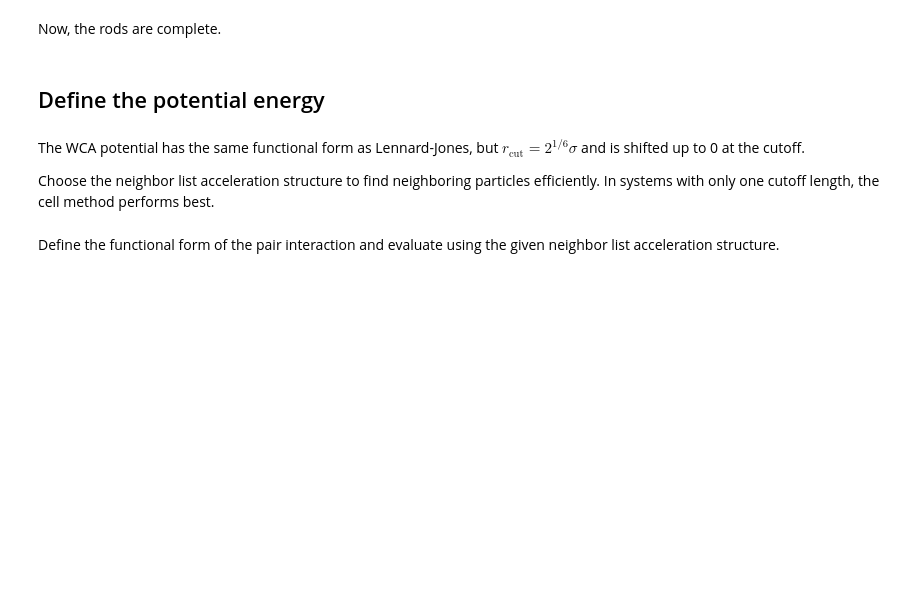
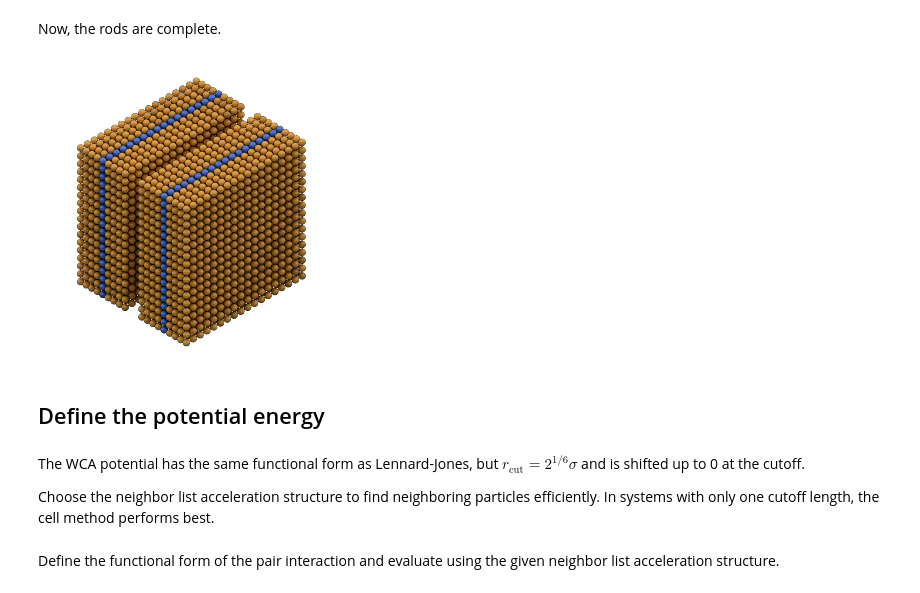
Before and after one commit to jennyfothergill/hoomd-examples, a Jupyter notebook: Tutorial - MD - Rigid rods.ipynb, the cells around one changed output. Saved outputs shown, nothing was run; the diff lists cells and outputs as text; code cells hidden in the pictures; blank space fills up the shorter version.

```diff
--- a/Tutorial - MD - Rigid rods.ipynb
+++ b/Tutorial - MD - Rigid rods.ipynb
@@ -92,7 +87,9 @@ AttributeError: Object <class 'hoomd.md.constrain.Rigid'> has no attribute cpp_f
 Now, the rods are complete.
 # %%
 import ex_render
-ex_render.render_sphere_frame(system.take_snapshot())
+ex_render.render_sphere_frame(sim.state.snapshot)
+# %% [output]
+[figure, added]
 # %% [markdown]
 ## Define the potential energy
 # %% [markdown]
```
Also changed, not shown: parts of 41 cells of this notebook.
